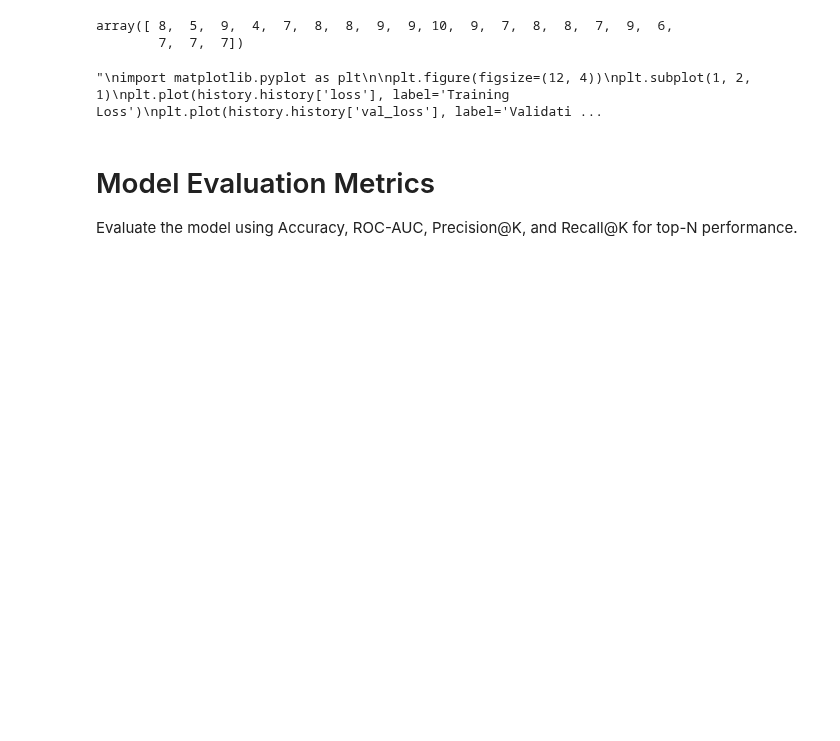
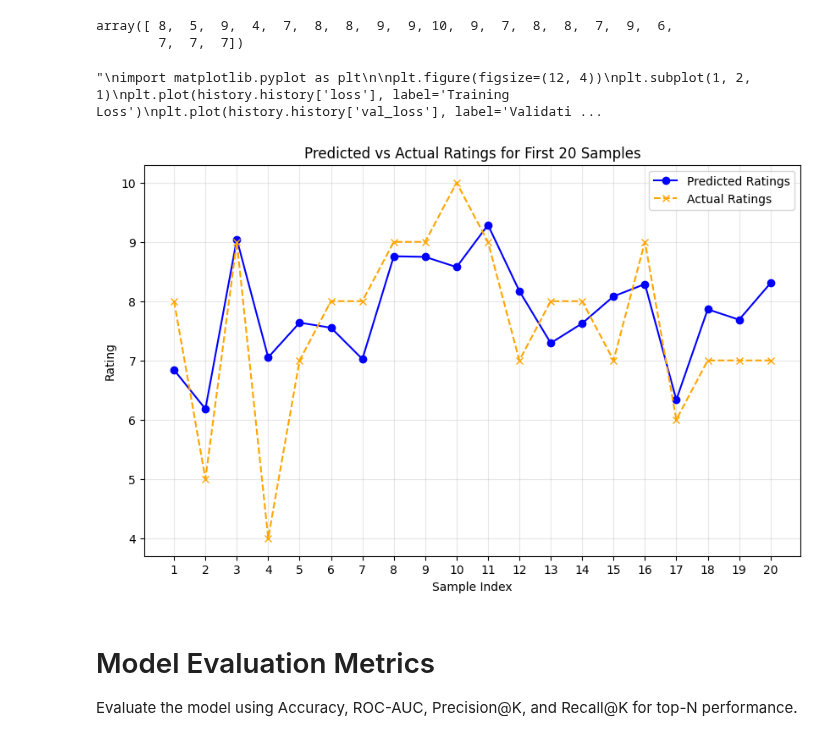
Before and after one commit to SavageCat05/Manga-Recommender, a Jupyter notebook: core/NN.ipynb, the cells around one changed output. Cells and saved outputs as stored; diff of their text form; code cells hidden in the pictures; blank space fills up the shorter version.

Commit message:
plot added

```diff
--- a/core/NN.ipynb
+++ b/core/NN.ipynb
@@ -716,6 +723,36 @@ plt.show()
 """
 # %% [output]
 "\nimport matplotlib.pyplot as plt\n\nplt.figure(figsize=(12, 4))\nplt.subplot(1, 2, 1)\nplt.plot(history.history['loss'], label='Training Loss')\nplt.plot(history.history['val_loss'], label='Validati ...
+# %%
+import matplotlib.pyplot as plt
+import numpy as np
+
+# Ensure predictions and Y_test are flattened for plotting
+predictions = predictions.flatten()
+Y_test = Y_test.flatten()
+
+# Select the first 20 samples
+x = np.arange(1, 21)  # Sample indices
+predicted_values = predictions[:20]
+actual_values = Y_test[:20]
+
+# Plot the curve
+plt.figure(figsize=(10, 6))
+plt.plot(x, predicted_values, label='Predicted Ratings', marker='o', linestyle='-', color='blue')
+plt.plot(x, actual_values, label='Actual Ratings', marker='x', linestyle='--', color='orange')
+
+# Add labels, title, and legend
+plt.title('Predicted vs Actual Ratings for First 20 Samples')
+plt.xlabel('Sample Index')
+plt.ylabel('Rating')
+plt.xticks(x)
+plt.legend()
+plt.grid(alpha=0.3)
+
+# Show the plot
+plt.show()
+# %% [output]
+[figure, added]
 # %% [markdown]
 # Model Evaluation Metrics
 Evaluate the model using Accuracy, ROC-AUC, Precision@K, and Recall@K for top-N performance.
```
Also changed, not shown: parts of 6 cells of this notebook.
